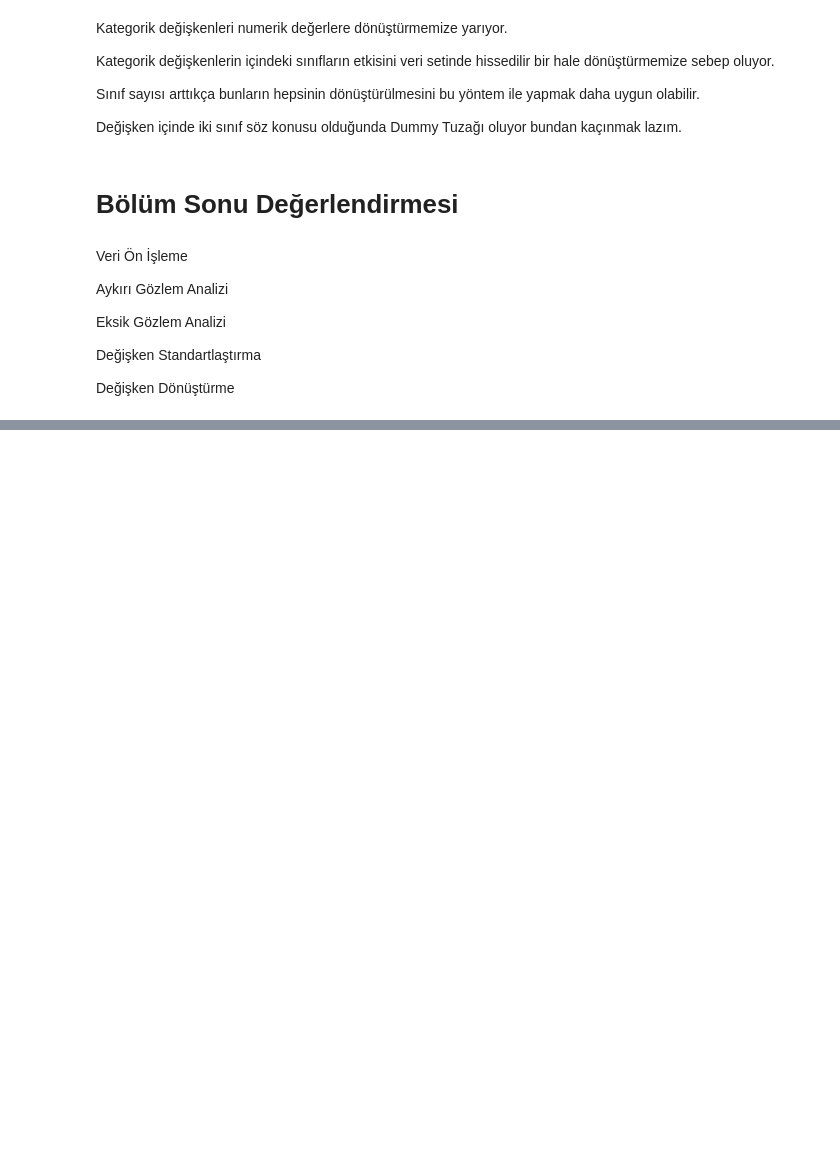
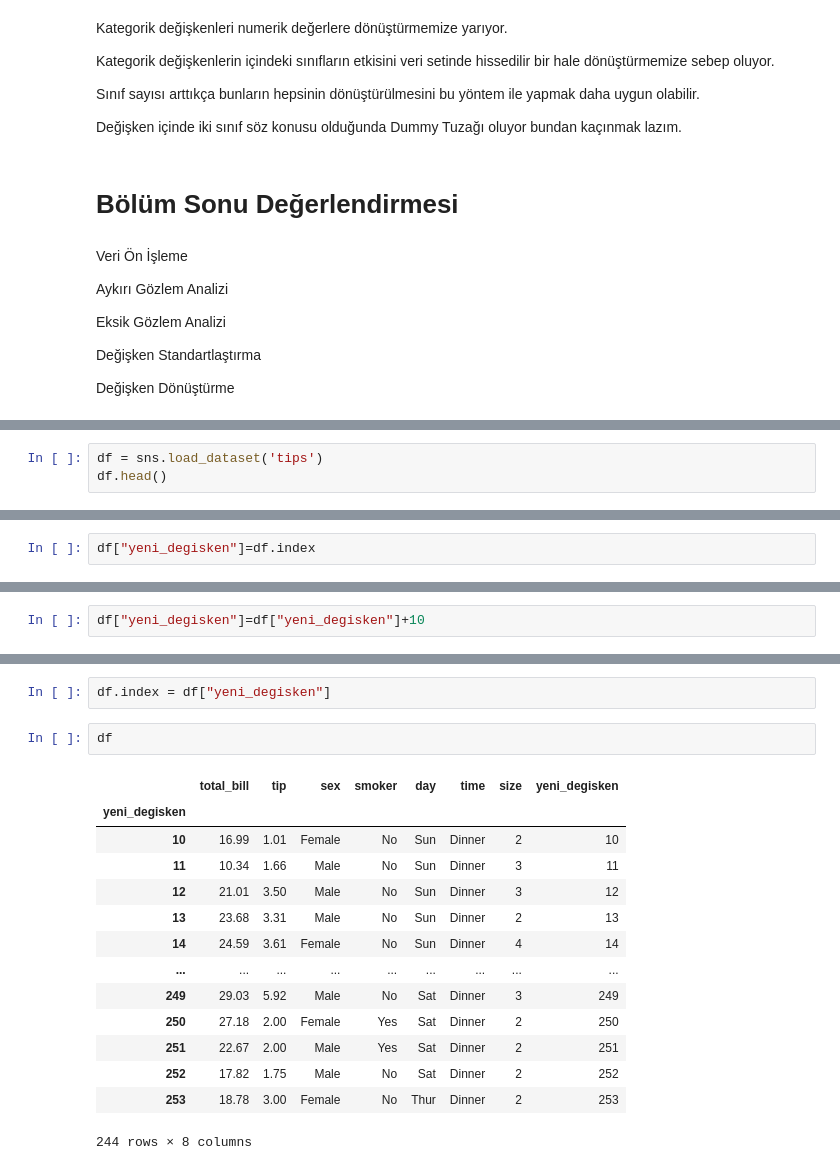
Before and after one commit to StephenKinggg/Data_Science_Course_Repo, a Jupyter notebook: 2. Classes_Lab/Veri_On_İsleme_18.11.21.ipynb, the cells around one changed output, grey strips where cells are left out. Saved outputs shown, nothing was run; the diff lists cells and outputs as text; blank space fills up the shorter version.

```diff
--- a/2. Classes_Lab/Veri_On_İsleme_18.11.21.ipynb
+++ b/2. Classes_Lab/Veri_On_İsleme_18.11.21.ipynb
@@ -1755,0 +1760,3 @@ Değişken Dönüştürme
+# %%
+df = sns.load_dataset('tips')
+df.head()
@@ -1755,0 +1800,2 @@ Değişken Dönüştürme
+# %%
+df["yeni_degisken"]=df.index
@@ -1755,0 +1818,2 @@ Değişken Dönüştürme
+# %%
+df["yeni_degisken"]=df["yeni_degisken"]+10
@@ -1755,0 +1829,19 @@ Değişken Dönüştürme
+# %%
+df.index = df["yeni_degisken"]
+# %%
+df
+# %% [output]
+|  | total_bill | tip | sex | smoker | day | time | size | yeni_degisken |
+| yeni_degisken |  |  |  |  |  |  |  |  |
+| 10 | 16.99 | 1.01 | Female | No | Sun | Dinner | 2 | 10 |
+| 11 | 10.34 | 1.66 | Male | No | Sun | Dinner | 3 | 11 |
+| 12 | 21.01 | 3.50 | Male | No | Sun | Dinner | 3 | 12 |
+| 13 | 23.68 | 3.31 | Male | No | Sun | Dinner | 2 | 13 |
+| 14 | 24.59 | 3.61 | Female | No | Sun | Dinner | 4 | 14 |
+| ... | ... | ... | ... | ... | ... | ... | ... | ... |
+| 249 | 29.03 | 5.92 | Male | No | Sat | Dinner | 3 | 249 |
+| 250 | 27.18 | 2.00 | Female | Yes | Sat | Dinner | 2 | 250 |
+| 251 | 22.67 | 2.00 | Male | Yes | Sat | Dinner | 2 | 251 |
+| 252 | 17.82 | 1.75 | Male | No | Sat | Dinner | 2 | 252 |
+| 253 | 18.78 | 3.00 | Female | No | Thur | Dinner | 2 | 253 |
+244 rows × 8 columns
```
Also changed, not shown: parts of 11 cells of this notebook, 1 other file.
